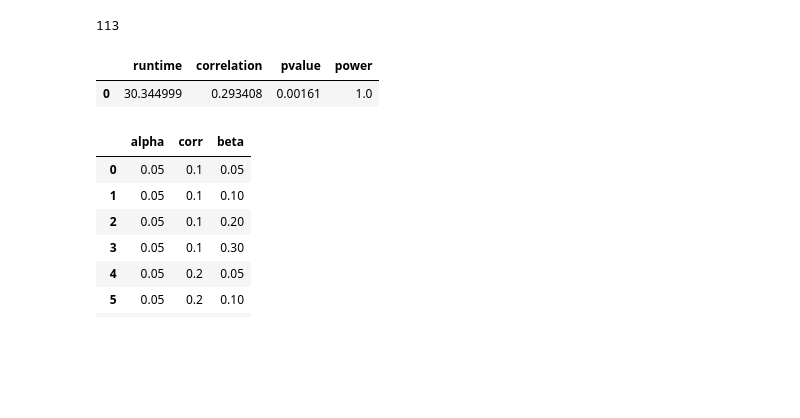
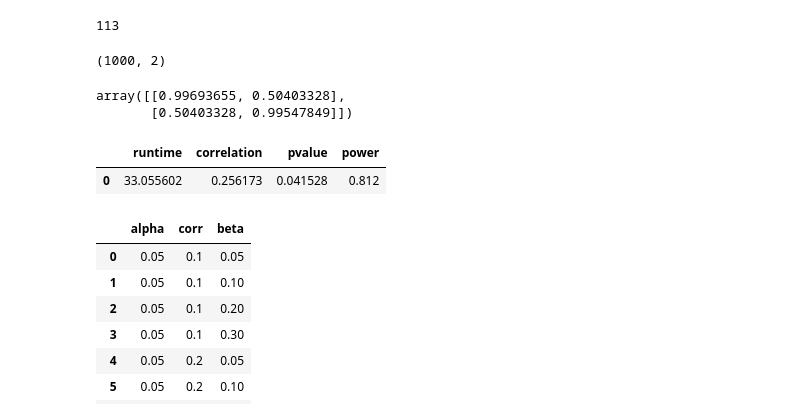
Before and after one commit to bettytan123/Sample-Size-Calculation, a Jupyter notebook: Correlation.ipynb, the cells around one changed output. Saved outputs shown, nothing was run; the diff lists cells and outputs as text; code cells hidden in the pictures; blank space fills up the shorter version.

```diff
--- a/Correlation.ipynb
+++ b/Correlation.ipynb
@@ -138,10 +138,10 @@ res[1]
 
 def cor_ci_samp_size(n, mu_vec, sigma_matrix):
     ## Set seed of everything
-    np.random.seed(614)
-    torch.manual_seed(614)
-    random.seed(614)
-    scipy.stats.rv_continuous.random_state = 614
+    # np.random.seed(614)
+    # torch.manual_seed(614)
+    # random.seed(614)
+    # scipy.stats.rv_continuous.random_state = 614
 
     ## Generate random data
     dat = scipy.stats.multivariate_normal.rvs(size=n, mean=mu_vec, cov=sigma_matrix)
@@ -328,16 +328,11 @@ sim_n
 ## Function to analyze data from the sampled model
 def corr_power_samp_size_gan(m, sim_n):
     ## Generate random data --- sampling from the trained GAN which approximates the normal probability generating function
-    x = m.sample(num_rows=sim_n)
+    dat = m.sample(num_rows=sim_n).values
     ## Analyze generated/simulated data
-    #k = np.sum(x).round(0).astype('int')
-    corr=0.3
-    sigma_matrix = np.array([1,corr,corr,1]).reshape((2,2))
-    mu_vec = np.array([0,0])
-    dat = scipy.stats.multivariate_normal.rvs(size=sim_n, mean=mu_vec, cov=sigma_matrix)
+    res = scipy.stats.pearsonr(x=dat[:,0], y=dat[:,1], alternative='two-sided')
 
     ## Extract the estimate and CI
-    res = scipy.stats.pearsonr(x=dat[:,0], y=dat[:,1], alternative='two-sided')
     pval = res[1]
     r = res[0]
     tag = np.where(pval<0.05, 1, 0)
@@ -345,6 +340,17 @@ def corr_power_samp_size_gan(m, sim_n):
     # Return the estimate and the CI to the user
     out = pd.DataFrame({'r': [r], 'pval': [pval], 'tag': [tag]})
     return(out)
+# %%
+x = model_.sample(num_rows=1000)
+
+x.values.shape
+# %% [output]
+(1000, 2)
+# %%
+np.cov(x, rowvar=False) ** 0.5
+# %% [output]
+array([[0.99693655, 0.50403328],
+       [0.50403328, 0.99547849]])
 # %%
 ## Replicate above function number of simulation replicate times
 
@@ -374,16 +380,16 @@ gan_width = gan_means[2] - gan_means[1]
 # %%
 ## Collect results of the GAN based sample size calculations
 gan_results = pd.DataFrame({
     'runtime': [runtime],
-    'correlation': [sim_means[0]],
-    'pvalue': [sim_means[1]],
-    'power': [sim_means[2]]
+    'correlation': [gan_means[0]],
+    'pvalue': [gan_means[1]],
+    'power': [gan_means[2]]
 })
 
 gan_results
 # %% [output]
 |  | runtime | correlation | pvalue | power |
-| 0 | 30.344999 | 0.293408 | 0.00161 | 1.0 |
+| 0 | 33.055602 | 0.256173 | 0.041528 | 0.812 |
 # %%
 #########################################################################
 ##
```
Also changed, not shown: parts of 15 cells of this notebook.
